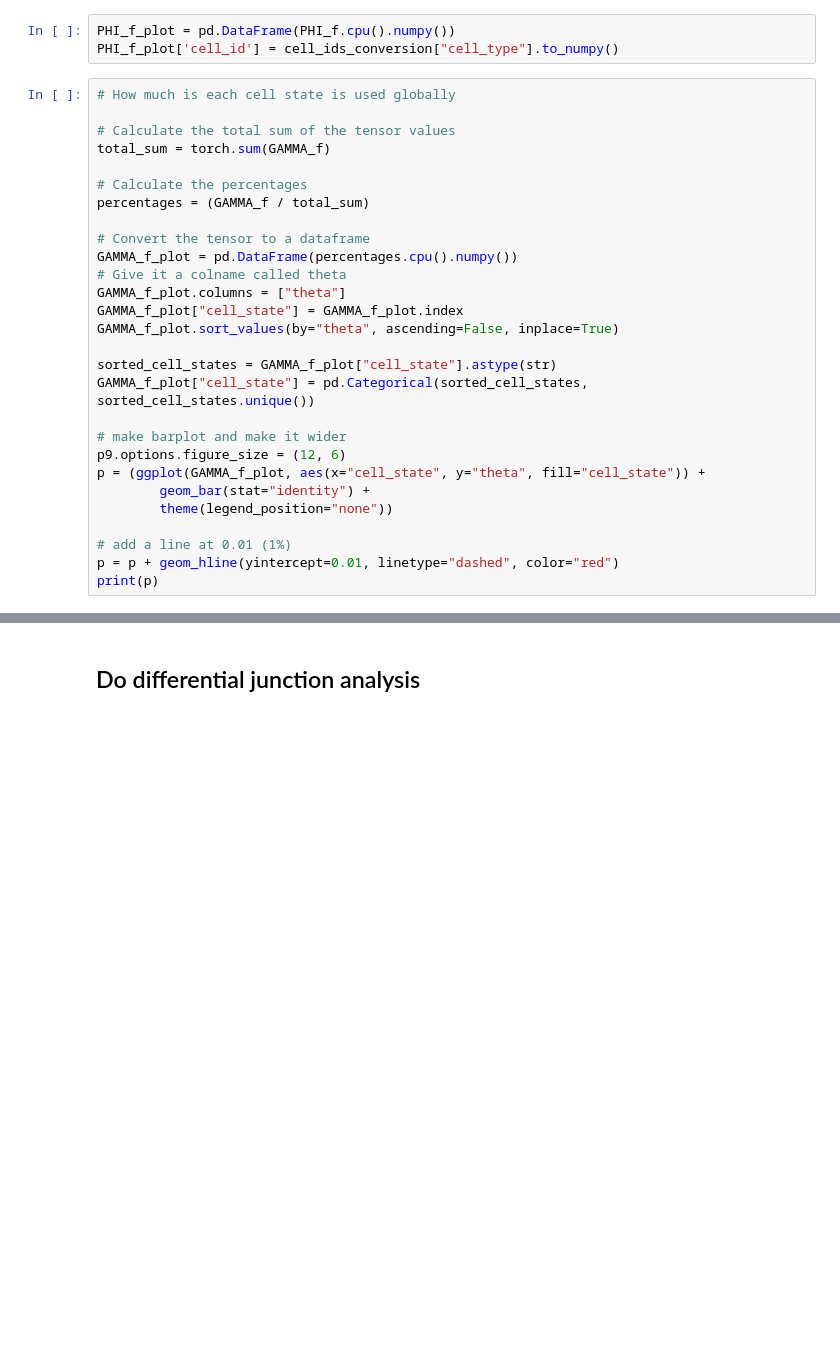
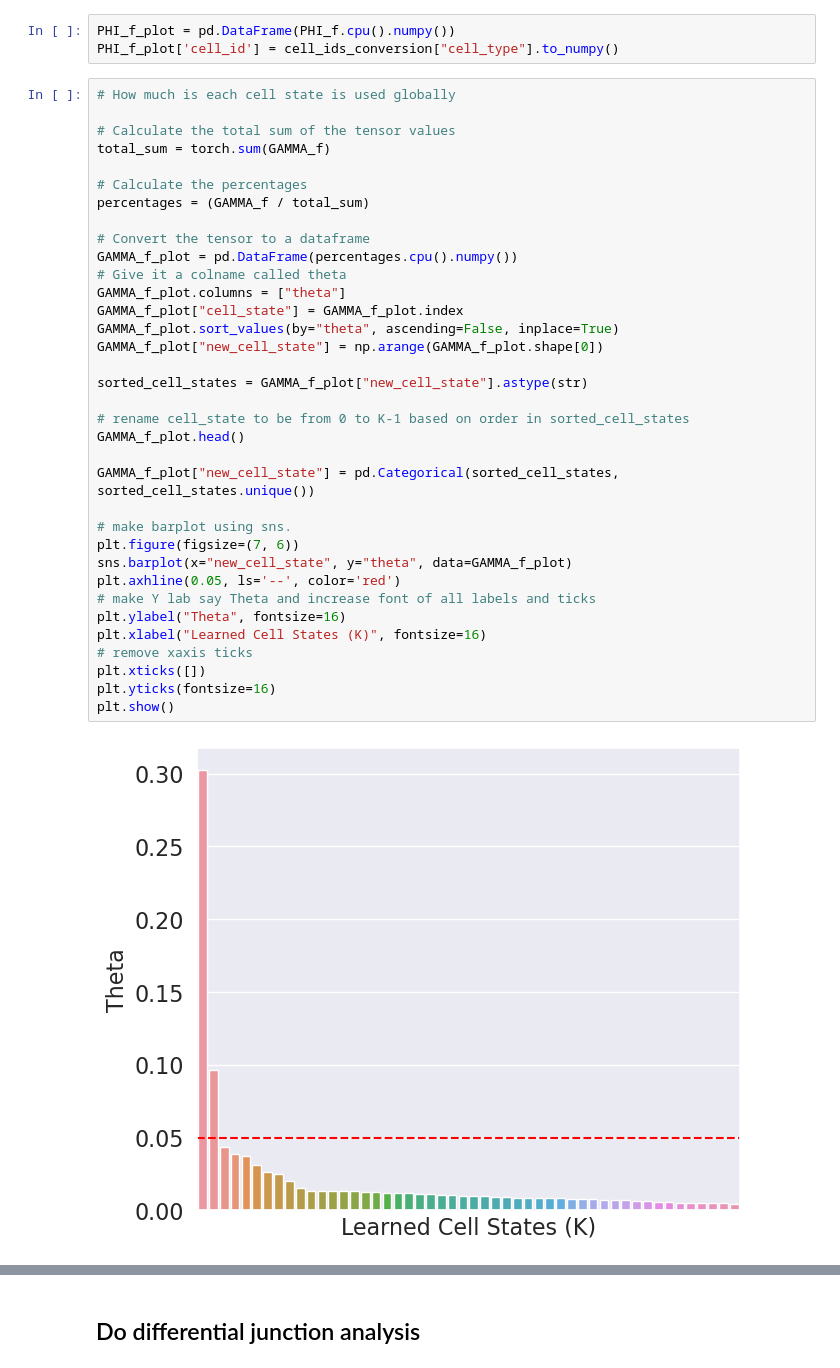
Before and after one commit to daklab/Leaflet-analysis, a Jupyter notebook: tabula_muris_brain/Leaflet/run_mixture_model_TM_SS2.ipynb, the cells around one changed output, grey strips where cells are left out. Saved outputs shown, nothing was run; the diff lists cells and outputs as text; blank space fills up the shorter version.

```diff
--- a/tabula_muris_brain/Leaflet/run_mixture_model_TM_SS2.ipynb
+++ b/tabula_muris_brain/Leaflet/run_mixture_model_TM_SS2.ipynb
@@ -286,29 +356,38 @@ PHI_f_plot['cell_id'] = cell_ids_conversion["cell_type"].to_numpy()
 # %%
 # How much is each cell state is used globally
 
 # Calculate the total sum of the tensor values
 total_sum = torch.sum(GAMMA_f)
 
 # Calculate the percentages
 percentages = (GAMMA_f / total_sum)
 
 # Convert the tensor to a dataframe
 GAMMA_f_plot = pd.DataFrame(percentages.cpu().numpy())
 # Give it a colname called theta
 GAMMA_f_plot.columns = ["theta"]
 GAMMA_f_plot["cell_state"] = GAMMA_f_plot.index
 GAMMA_f_plot.sort_values(by="theta", ascending=False, inplace=True)
+GAMMA_f_plot["new_cell_state"] = np.arange(GAMMA_f_plot.shape[0])
 
-sorted_cell_states = GAMMA_f_plot["cell_state"].astype(str)
-GAMMA_f_plot["cell_state"] = pd.Categorical(sorted_cell_states, sorted_cell_states.unique())
+sorted_cell_states = GAMMA_f_plot["new_cell_state"].astype(str)
 
-# make barplot and make it wider
-p9.options.figure_size = (12, 6)
-p = (ggplot(GAMMA_f_plot, aes(x="cell_state", y="theta", fill="cell_state")) +
-        geom_bar(stat="identity") +
-        theme(legend_position="none"))
+# rename cell_state to be from 0 to K-1 based on order in sorted_cell_states
+GAMMA_f_plot.head()
 
-# add a line at 0.01 (1%)
-p = p + geom_hline(yintercept=0.01, linetype="dashed", color="red")
-print(p)
+GAMMA_f_plot["new_cell_state"] = pd.Categorical(sorted_cell_states, sorted_cell_states.unique())
+
+# make barplot using sns.
+plt.figure(figsize=(7, 6))
+sns.barplot(x="new_cell_state", y="theta", data=GAMMA_f_plot)
+plt.axhline(0.05, ls='--', color='red')
+# make Y lab say Theta and increase font of all labels and ticks
+plt.ylabel("Theta", fontsize=16)
+plt.xlabel("Learned Cell States (K)", fontsize=16)
+# remove xaxis ticks
+plt.xticks([])
+plt.yticks(fontsize=16)
+plt.show()
+# %% [output]
+[figure, added]
 # %%
```
Also changed, not shown: parts of 53 cells of this notebook, 8 other files.
